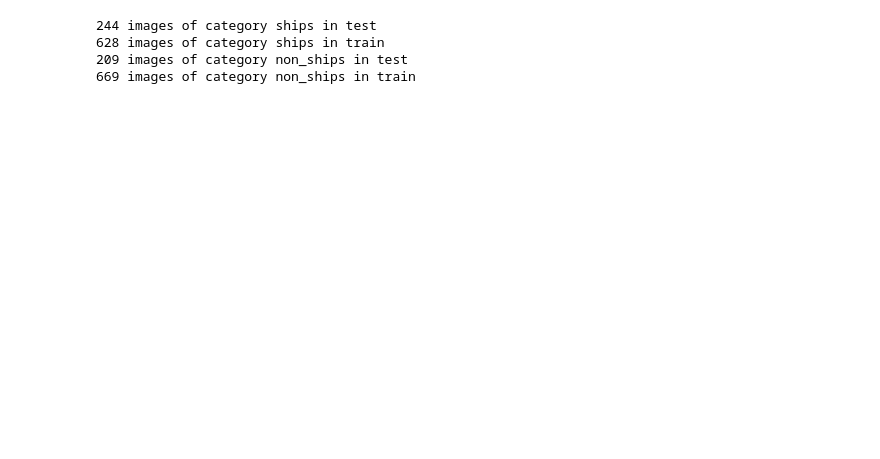
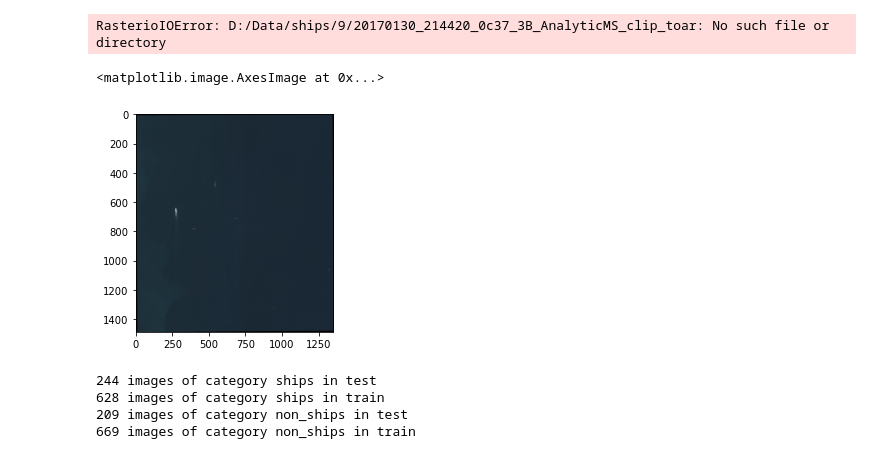
Before and after one commit to 78csai/MLPython, a Jupyter notebook: Bildverarbeitung/Preprocessing_data_cleaning.ipynb, the cells around one changed output. Drawn from its saved outputs; the diff is of its cells as text; code cells hidden in the pictures; blank space fills up the shorter version.

```diff
--- a/Bildverarbeitung/Preprocessing_data_cleaning.ipynb
+++ b/Bildverarbeitung/Preprocessing_data_cleaning.ipynb
@@ -10,8 +10,50 @@ import glob
 import sys
 import shutil
 from PIL import Image
+from rasterio.plot import show
+fp = r'D:\Data\ships\9\20170130_214420_0c37_3B_AnalyticMS_clip_toar'
+import rasterio
+import numpy as np
+import matplotlib.pyplot as plt
+
+# Open the file:
+raster = rasterio.open(fp)
+
+# Normalize bands into 0.0 - 1.0 scale
+def normalize(array):
+    array_min, array_max = array.min(), array.max()
+    return (array - array_min) / (array_max - array_min)
+
+# Convert to numpy arrays
+nir = raster.read(4)
+red = raster.read(3)
+green = raster.read(2)
+blue = raster.read(1)
+
+# Normalize band DN
+nir_norm = normalize(nir)
+red_norm = normalize(red)
+green_norm = normalize(green)
+blue_norm = normalize(blue)
+
+# Stack bands
+rgb = np.dstack((red_norm, green_norm, blue_norm))
+
+# View the color composite
+plt.imshow(rgb)
+# %% [output]
+RasterioIOError: D:/Data/ships/9/20170130_214420_0c37_3B_AnalyticMS_clip_toar: No such file or directory
 # %%
-df=pd.read_csv(Path("D:\Data\shipsAIS_2017_Zone17.csv"), index_col="newindex")
+src_ds = rasterio.open(fp)
+image = src_ds.read()
+image = image.swapaxes(0,2).swapaxes(0,1)
+image=bgr_to_rgb(image)
+image = cv2.normalize(image,0,1, norm_type=cv2.NORM_MINMAX, dtype=cv2.CV_32F)
+#image = crop(400,400,image)
+plt.imshow(image)
+# %% [output]
+<matplotlib.image.AxesImage at 0x...>
+[figure, added]
 # %%
 #image preprocessing
 #data loading
```
Also changed, not shown: parts of 4 cells of this notebook, 1 other file.
